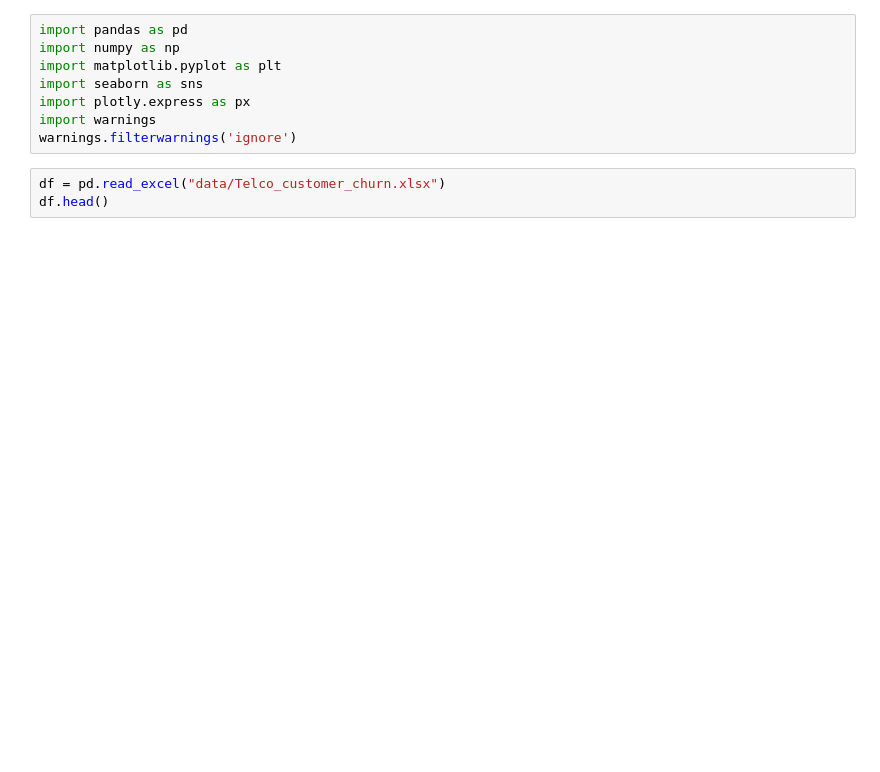
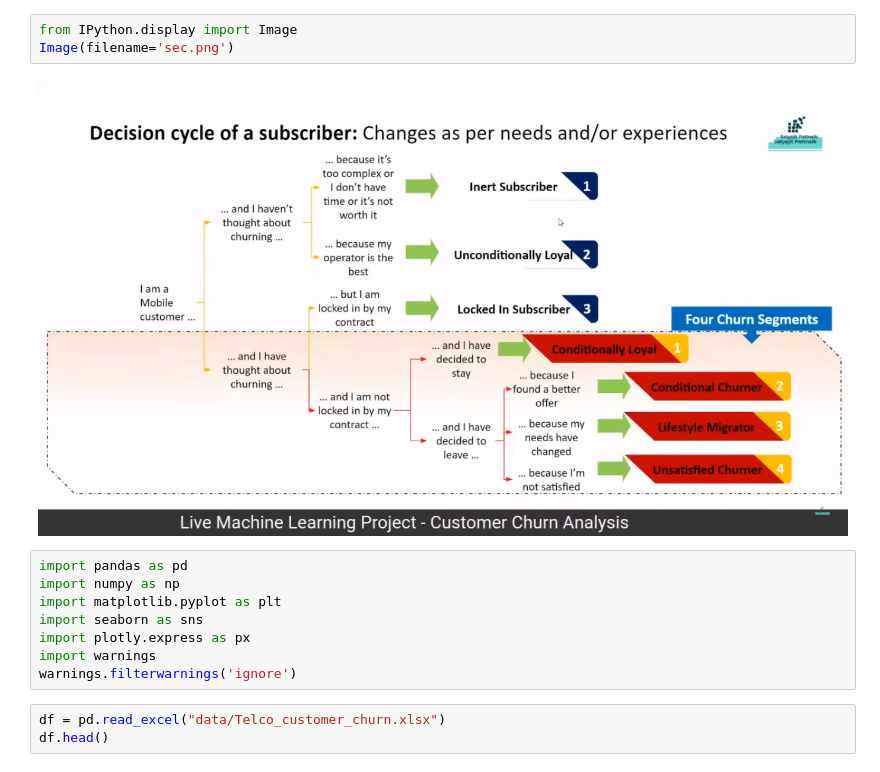
Before and after one commit to maheshpachpande/Telco-Churn123, a Jupyter notebook: notebook/new_EDA.ipynb, the cells around one changed output. Cells and saved outputs as stored; diff of their text form; blank space fills up the shorter version.

```diff
--- a/notebook/new_EDA.ipynb
+++ b/notebook/new_EDA.ipynb
@@ -1,3 +6,8 @@
+# %%
+from IPython.display import Image
+Image(filename='sec.png')
+# %% [output]
+[figure, added]
 # %%
 import pandas as pd
 import numpy as np
```
Also changed, not shown: parts of 1 cell of this notebook, 4 other files.
